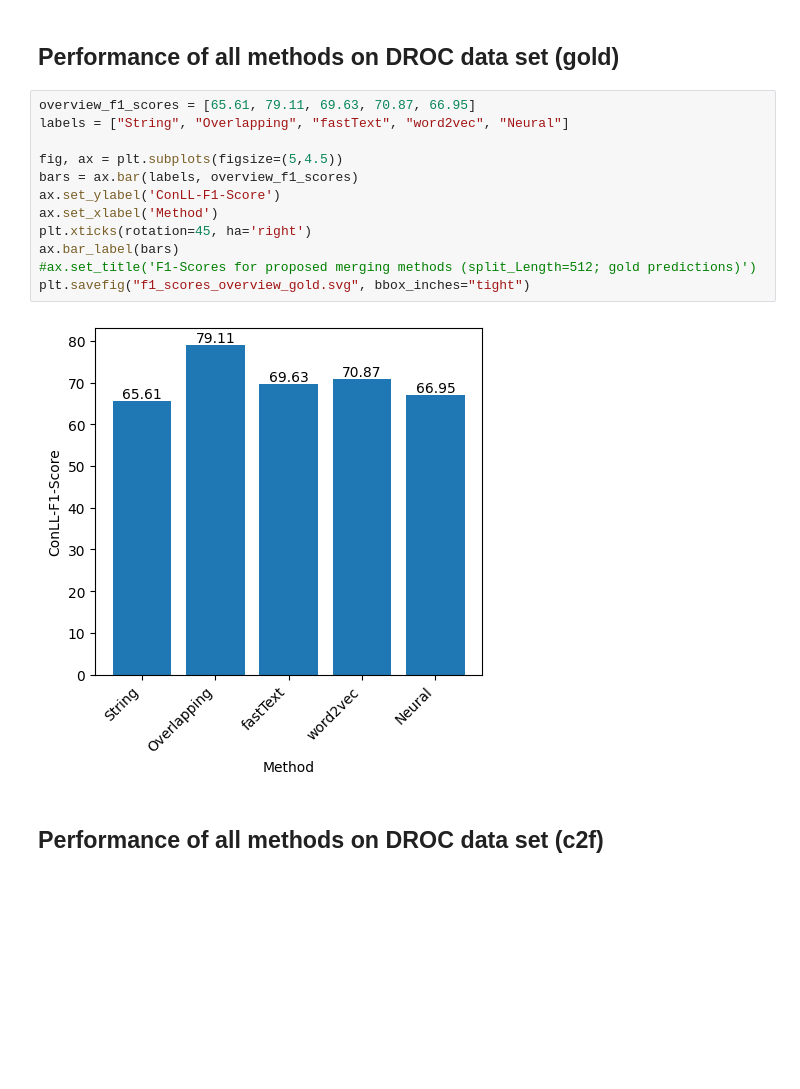
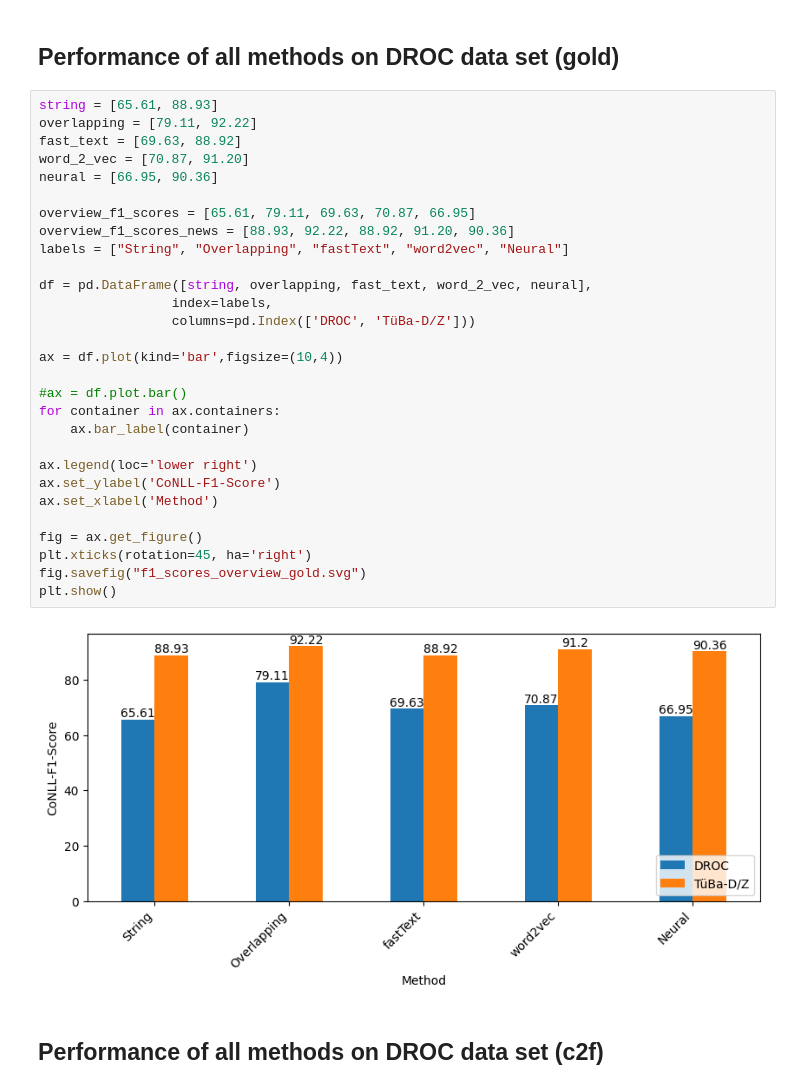
Before and after one commit to JanMaeg/Bachelorarbeit, a Jupyter notebook: results/Results.ipynb, the cells around one changed output. Cells and saved outputs as stored; diff of their text form; blank space fills up the shorter version.

```diff
--- a/results/Results.ipynb
+++ b/results/Results.ipynb
@@ -51,19 +62,36 @@ np.var(exp2_f1_scores)
 # %% [markdown]
 ## Performance of all methods on DROC data set (gold)
 # %%
+string = [65.61, 88.93]
+overlapping = [79.11, 92.22]
+fast_text = [69.63, 88.92]
+word_2_vec = [70.87, 91.20]
+neural = [66.95, 90.36]
+
 overview_f1_scores = [65.61, 79.11, 69.63, 70.87, 66.95]
+overview_f1_scores_news = [88.93, 92.22, 88.92, 91.20, 90.36]
 labels = ["String", "Overlapping", "fastText", "word2vec", "Neural"]
 
-fig, ax = plt.subplots(figsize=(5,4.5))
-bars = ax.bar(labels, overview_f1_scores)
-ax.set_ylabel('ConLL-F1-Score')
+df = pd.DataFrame([string, overlapping, fast_text, word_2_vec, neural],
+                 index=labels,
+                 columns=pd.Index(['DROC', 'TüBa-D/Z']))
+
+ax = df.plot(kind='bar',figsize=(10,4))
+
+#ax = df.plot.bar()
+for container in ax.containers:
+    ax.bar_label(container)
+
+ax.legend(loc='lower right')
+ax.set_ylabel('CoNLL-F1-Score')
 ax.set_xlabel('Method')
+
+fig = ax.get_figure()
 plt.xticks(rotation=45, ha='right')
-ax.bar_label(bars)
-#ax.set_title('F1-Scores for proposed merging methods (split_Length=512; gold predictions)')
-plt.savefig("f1_scores_overview_gold.svg", bbox_inches="tight")
+fig.savefig("f1_scores_overview_gold.svg")
+plt.show()
 # %% [output]
-[figure, old version]
+[figure, new version]
 # %% [markdown]
 ## Performance of all methods on DROC data set (c2f)
 # %%
```
Also changed, not shown: parts of 6 cells of this notebook, 26 other files.
